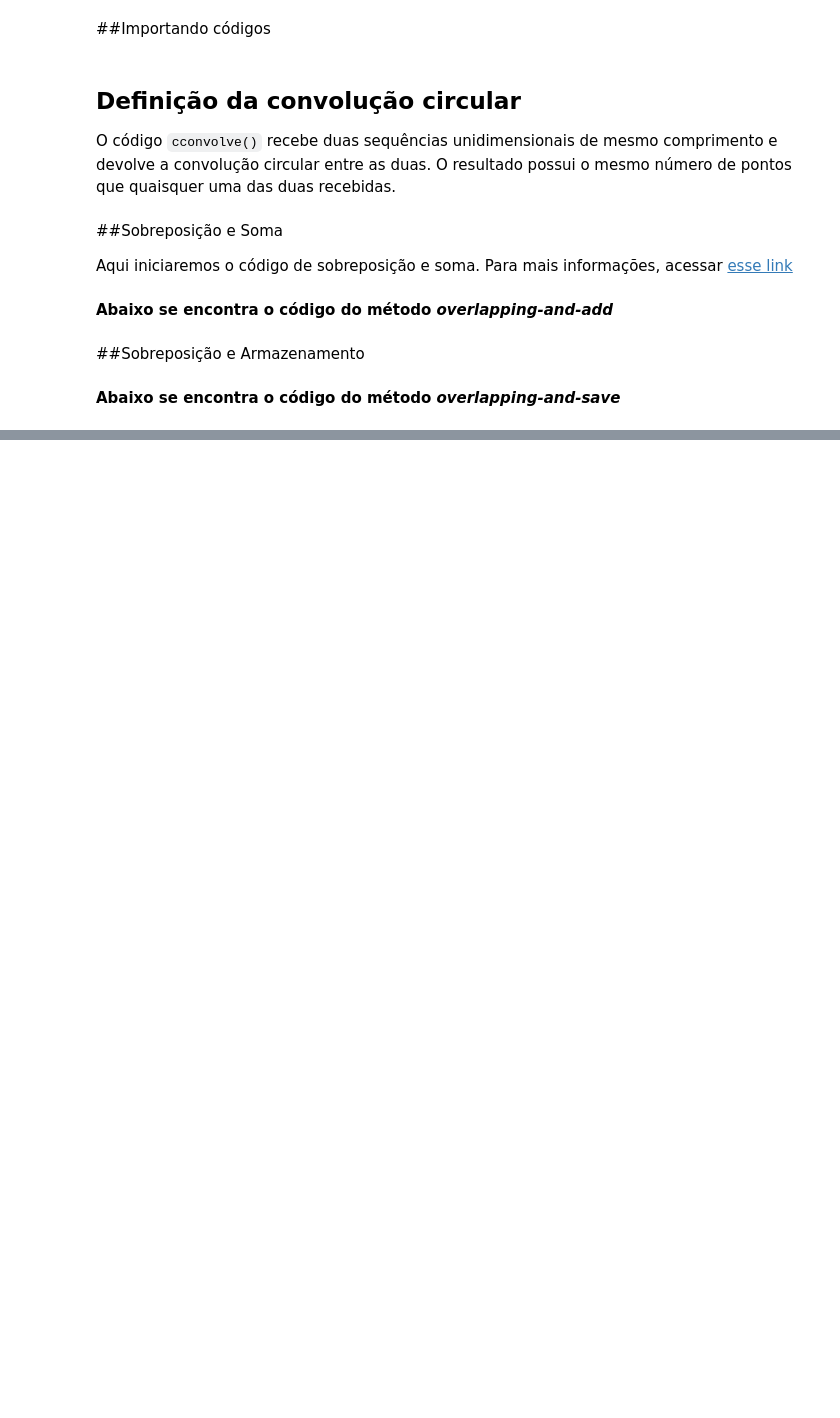
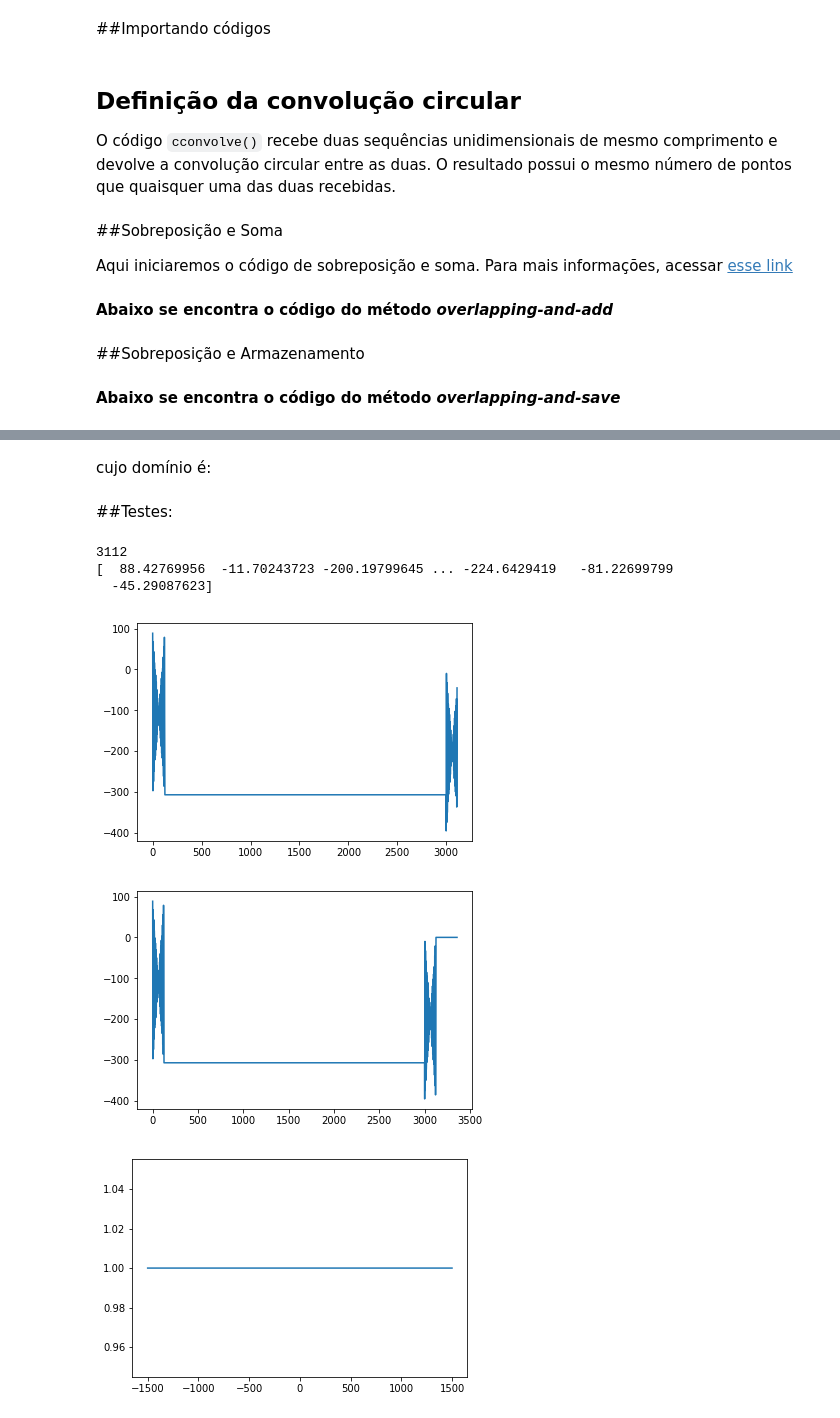
Before and after one commit to mtxslv/digitalprocessingsimulations, a Jupyter notebook: FFTconvolution.ipynb, the cells around one changed output, grey strips where cells are left out. Drawn from its saved outputs; the diff is of its cells as text; code cells hidden in the pictures; blank space fills up the shorter version.

Commit message:
Starting to plot results.

```diff
--- a/FFTconvolution.ipynb
+++ b/FFTconvolution.ipynb
@@ -158,0 +168,3 @@ def ols(x_n, h_n):#overlapping-and-save
+# %%
+n = np.arange(M)
+h_n = np.sin( 0.325*np.pi*(n-62))*(np.pi*(n-62))
@@ -158,0 +173,10 @@ def ols(x_n, h_n):#overlapping-and-save
+# %%
+x1_n = np.ones(3000)
+x2_n = np.ones(220)
+# %% [markdown]
+cujo domínio é:
+# %%
+n_1 = np.arange(3000)-3000/2
+n_2 = np.arange(220) - 220/2
+# %% [markdown]
+##Testes:
@@ -158,0 +186,25 @@ def ols(x_n, h_n):#overlapping-and-save
+# %%
+y1_ols = ols(x1_n,h_n)
+y1_ola = ola(x1_n,h_n)
+# %%
+#comparando os resultados da primeira sequencia
+print(y1_ols.shape[0])
+print(y1_ols)
+
+plt.figure(1)
+plt.plot(np.arange(y1_ols.shape[0]),y1_ols)
+
+plt.figure(2)
+plt.plot(np.arange(y1_ola.shape[0]),y1_ola)
+
+plt.figure(3)
+plt.plot(n_1,x1_n)
+
+plt.show()
+# %% [output]
+3112
+[  88.42769956  -11.70243723 -200.19799645 ... -224.6429419   -81.22699799
+  -45.29087623]
+[figure, added]
+[figure, added]
+[figure, added]
```
Also changed, not shown: parts of 9 cells of this notebook.
